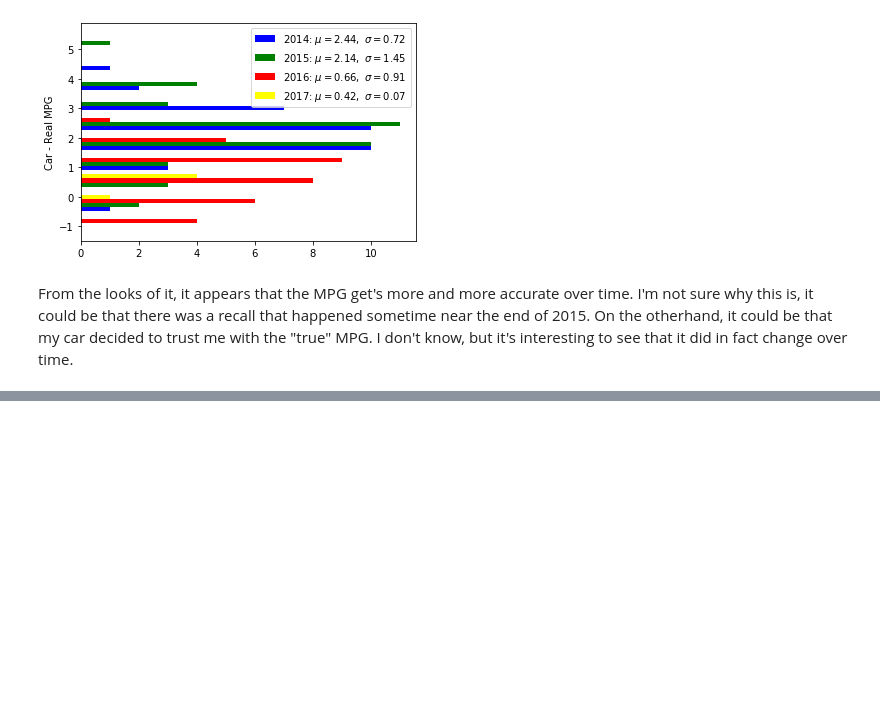
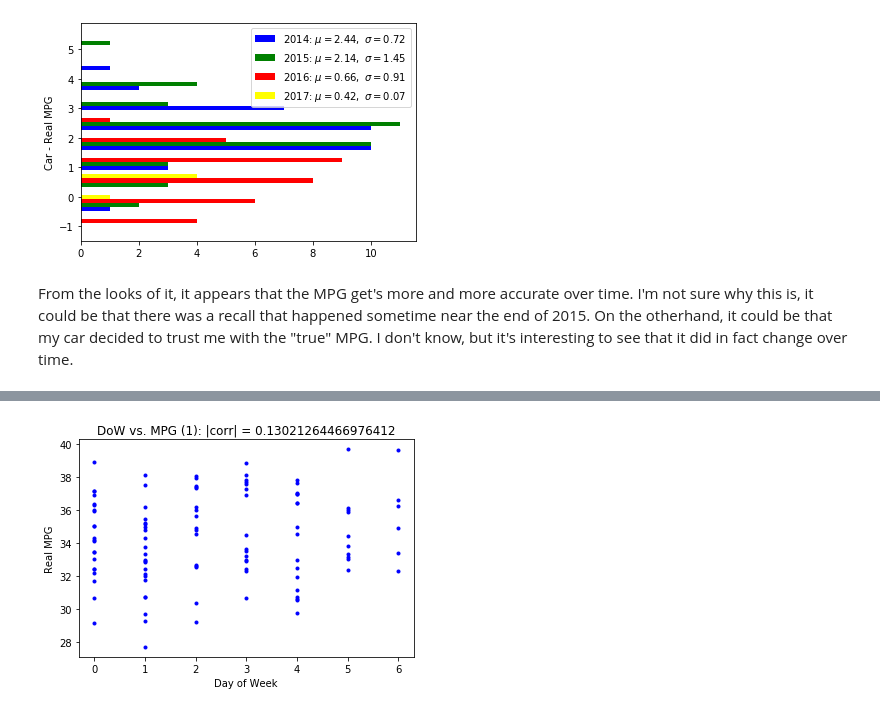
Before and after one commit to Jvinniec/fuel_economy, a Jupyter notebook: visualization/miles-per-gallon_viz.ipynb, the cells around one changed output, grey strips where cells are left out. Drawn from its saved outputs; the diff is of its cells as text; code cells hidden in the pictures; blank space fills up the shorter version.

```diff
--- a/visualization/miles-per-gallon_viz.ipynb
+++ b/visualization/miles-per-gallon_viz.ipynb
@@ -190,0 +279,5 @@ plt.legend()
+# %%
+date3 = [d.dayofweek for d in db.Date]
+corr3 = correlation(date3, db['Real MPG'], xlabel='Day of Week', ylabel='Real MPG', title='DoW vs. MPG (1)', corr_list=corr_list)
+# %% [output]
+[figure, added]
```
Also changed, not shown: parts of 22 cells of this notebook, 1 other file.
